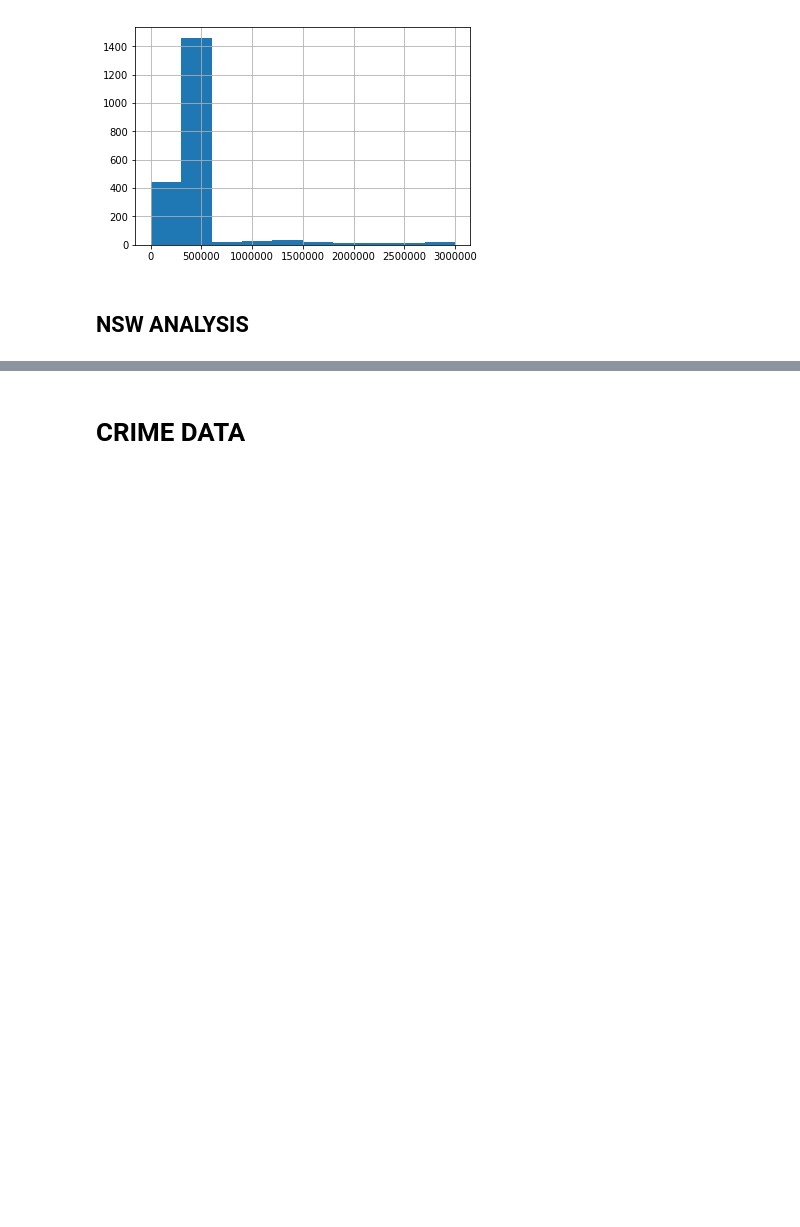
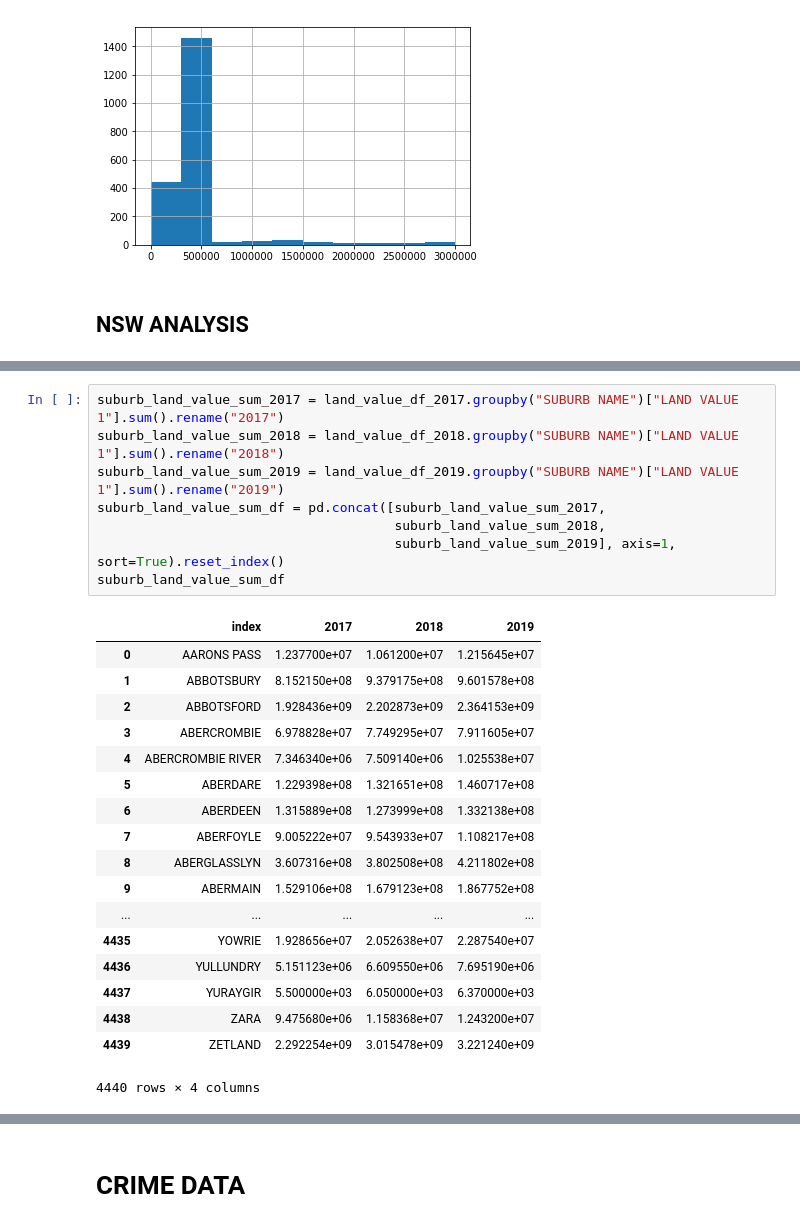
Before and after one commit to elijahjorell/open-data-project, a Jupyter notebook: open_data_project.ipynb, the cells around one changed output, grey strips where cells are left out. Saved outputs shown, nothing was run; the diff lists cells and outputs as text; blank space fills up the shorter version.

```diff
--- a/open_data_project.ipynb
+++ b/open_data_project.ipynb
@@ -202,0 +200,27 @@ sorted(land_value_df_2017["PROPERTY NAME"][~land_value_df_2017["PROPERTY NAME"].
+# %%
+suburb_land_value_sum_2017 = land_value_df_2017.groupby("SUBURB NAME")["LAND VALUE 1"].sum().rename("2017")
+suburb_land_value_sum_2018 = land_value_df_2018.groupby("SUBURB NAME")["LAND VALUE 1"].sum().rename("2018")
+suburb_land_value_sum_2019 = land_value_df_2019.groupby("SUBURB NAME")["LAND VALUE 1"].sum().rename("2019")
+suburb_land_value_sum_df = pd.concat([suburb_land_value_sum_2017,
+                                      suburb_land_value_sum_2018,
+                                      suburb_land_value_sum_2019], axis=1, sort=True).reset_index()
+suburb_land_value_sum_df
+# %% [output]
+|  | index | 2017 | 2018 | 2019 |
+| 0 | AARONS PASS | 1.237700e+07 | 1.061200e+07 | 1.215645e+07 |
+| 1 | ABBOTSBURY | 8.152150e+08 | 9.379175e+08 | 9.601578e+08 |
+| 2 | ABBOTSFORD | 1.928436e+09 | 2.202873e+09 | 2.364153e+09 |
+| 3 | ABERCROMBIE | 6.978828e+07 | 7.749295e+07 | 7.911605e+07 |
+| 4 | ABERCROMBIE RIVER | 7.346340e+06 | 7.509140e+06 | 1.025538e+07 |
+| 5 | ABERDARE | 1.229398e+08 | 1.321651e+08 | 1.460717e+08 |
+| 6 | ABERDEEN | 1.315889e+08 | 1.273999e+08 | 1.332138e+08 |
+| 7 | ABERFOYLE | 9.005222e+07 | 9.543933e+07 | 1.108217e+08 |
+| 8 | ABERGLASSLYN | 3.607316e+08 | 3.802508e+08 | 4.211802e+08 |
+| 9 | ABERMAIN | 1.529106e+08 | 1.679123e+08 | 1.867752e+08 |
+| ... | ... | ... | ... | ... |
+| 4435 | YOWRIE | 1.928656e+07 | 2.052638e+07 | 2.287540e+07 |
+| 4436 | YULLUNDRY | 5.151123e+06 | 6.609550e+06 | 7.695190e+06 |
+| 4437 | YURAYGIR | 5.500000e+03 | 6.050000e+03 | 6.370000e+03 |
+| 4438 | ZARA | 9.475680e+06 | 1.158368e+07 | 1.243200e+07 |
+| 4439 | ZETLAND | 2.292254e+09 | 3.015478e+09 | 3.221240e+09 |
+4440 rows × 4 columns
```
Also changed, not shown: parts of 8 cells of this notebook.
